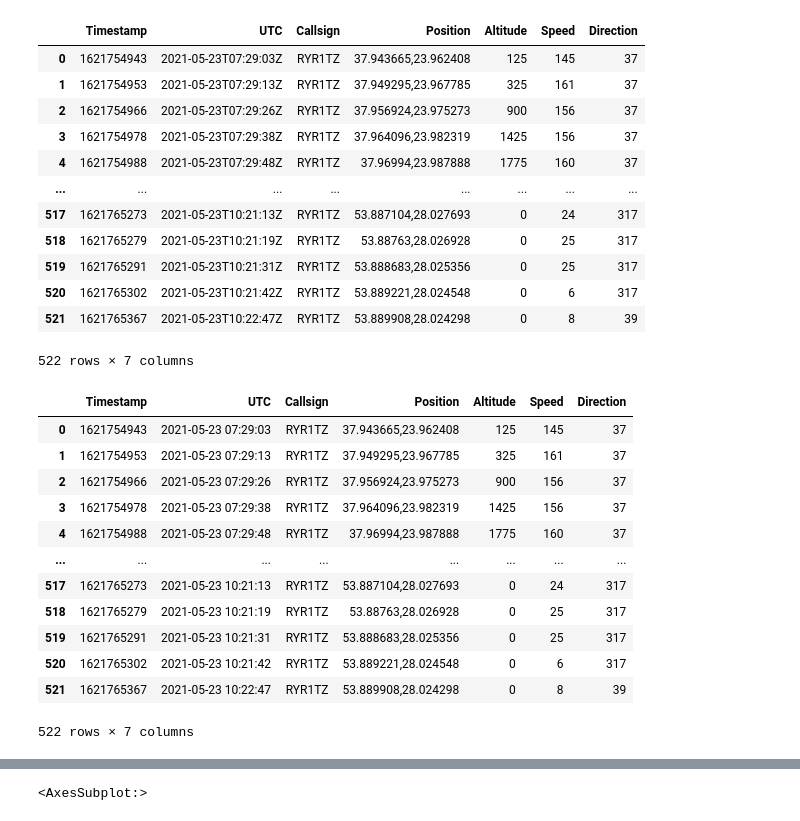
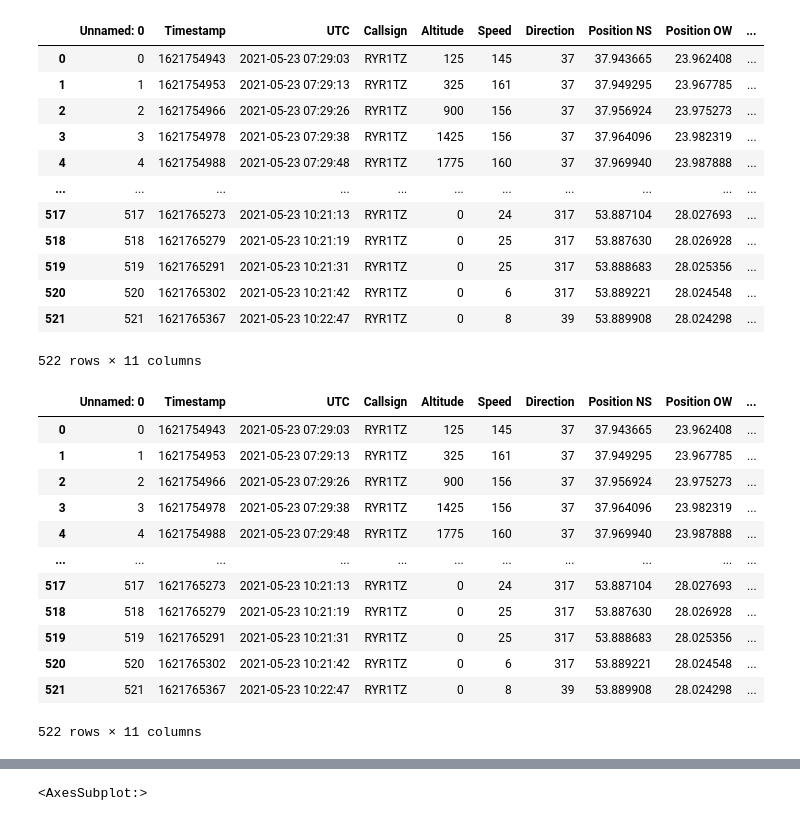
Before and after one commit to timo282/Ryanair_Flight_FR4978, a Jupyter notebook: Posterpräsentation_Jonas.ipynb, the cells around one changed output, grey strips where cells are left out. Drawn from its saved outputs; the diff is of its cells as text; code cells hidden in the pictures.

```diff
--- a/Posterpräsentation_Jonas.ipynb
+++ b/Posterpräsentation_Jonas.ipynb
@@ -6,22 +6,22 @@ import matplotlib.pyplot as plt
 import geopandas as gpd
 # %%
 #Data
-df_belarus = pd.read_csv("Dateien/Flug_Belarus.csv", sep=",")
+df_belarus = pd.read_csv("Flug_umgeleitet.csv", sep=",")
 df_belarus
 # %% [output]
-|  | Timestamp | UTC | Callsign | Position | Altitude | Speed | Direction |
-| 0 | 1621754943 | 2021-05-23T07:29:03Z | RYR1TZ | 37.943665,23.962408 | 125 | 145 | 37 |
-| 1 | 1621754953 | 2021-05-23T07:29:13Z | RYR1TZ | 37.949295,23.967785 | 325 | 161 | 37 |
-| 2 | 1621754966 | 2021-05-23T07:29:26Z | RYR1TZ | 37.956924,23.975273 | 900 | 156 | 37 |
-| 3 | 1621754978 | 2021-05-23T07:29:38Z | RYR1TZ | 37.964096,23.982319 | 1425 | 156 | 37 |
-| 4 | 1621754988 | 2021-05-23T07:29:48Z | RYR1TZ | 37.96994,23.987888 | 1775 | 160 | 37 |
-| ... | ... | ... | ... | ... | ... | ... | ... |
-| 517 | 1621765273 | 2021-05-23T10:21:13Z | RYR1TZ | 53.887104,28.027693 | 0 | 24 | 317 |
-| 518 | 1621765279 | 2021-05-23T10:21:19Z | RYR1TZ | 53.88763,28.026928 | 0 | 25 | 317 |
-| 519 | 1621765291 | 2021-05-23T10:21:31Z | RYR1TZ | 53.888683,28.025356 | 0 | 25 | 317 |
-| 520 | 1621765302 | 2021-05-23T10:21:42Z | RYR1TZ | 53.889221,28.024548 | 0 | 6 | 317 |
-| 521 | 1621765367 | 2021-05-23T10:22:47Z | RYR1TZ | 53.889908,28.024298 | 0 | 8 | 39 |
+|  | Unnamed: 0 | Timestamp | UTC | Callsign | Altitude | Speed | Direction | Position NS | Position OW | ... |
+| 0 | 0 | 1621754943 | 2021-05-23 07:29:03 | RYR1TZ | 125 | 145 | 37 | 37.943665 | 23.962408 | ... |
+| 1 | 1 | 1621754953 | 2021-05-23 07:29:13 | RYR1TZ | 325 | 161 | 37 | 37.949295 | 23.967785 | ... |
+| 2 | 2 | 1621754966 | 2021-05-23 07:29:26 | RYR1TZ | 900 | 156 | 37 | 37.956924 | 23.975273 | ... |
+| 3 | 3 | 1621754978 | 2021-05-23 07:29:38 | RYR1TZ | 1425 | 156 | 37 | 37.964096 | 23.982319 | ... |
+| 4 | 4 | 1621754988 | 2021-05-23 07:29:48 | RYR1TZ | 1775 | 160 | 37 | 37.969940 | 23.987888 | ... |
+| ... | ... | ... | ... | ... | ... | ... | ... | ... | ... | ... |
+| 517 | 517 | 1621765273 | 2021-05-23 10:21:13 | RYR1TZ | 0 | 24 | 317 | 53.887104 | 28.027693 | ... |
+| 518 | 518 | 1621765279 | 2021-05-23 10:21:19 | RYR1TZ | 0 | 25 | 317 | 53.887630 | 28.026928 | ... |
+| 519 | 519 | 1621765291 | 2021-05-23 10:21:31 | RYR1TZ | 0 | 25 | 317 | 53.888683 | 28.025356 | ... |
+| 520 | 520 | 1621765302 | 2021-05-23 10:21:42 | RYR1TZ | 0 | 6 | 317 | 53.889221 | 28.024548 | ... |
+| 521 | 521 | 1621765367 | 2021-05-23 10:22:47 | RYR1TZ | 0 | 8 | 39 | 53.889908 | 28.024298 | ... |
-522 rows × 7 columns
+522 rows × 11 columns
 # %%
 #Anpassung der Zeit auf UTC Standard
 from datetime import datetime
@@ -29,24 +29,24 @@ from datetime import datetime
 l_date =[]
 for i in range(len(df_belarus)):
     date_time_str = df_belarus["UTC"].iloc[i]
-    l_date.append(datetime.strptime(date_time_str, '%Y-%m-%dT%H:%M:%SZ'))
+    l_date.append(datetime.strptime(date_time_str, '%Y-%m-%d %H:%M:%S'))
 
 df_belarus["UTC"]=l_date
 df_belarus
 # %% [output]
-|  | Timestamp | UTC | Callsign | Position | Altitude | Speed | Direction |
-| 0 | 1621754943 | 2021-05-23 07:29:03 | RYR1TZ | 37.943665,23.962408 | 125 | 145 | 37 |
-| 1 | 1621754953 | 2021-05-23 07:29:13 | RYR1TZ | 37.949295,23.967785 | 325 | 161 | 37 |
-| 2 | 1621754966 | 2021-05-23 07:29:26 | RYR1TZ | 37.956924,23.975273 | 900 | 156 | 37 |
-| 3 | 1621754978 | 2021-05-23 07:29:38 | RYR1TZ | 37.964096,23.982319 | 1425 | 156 | 37 |
-| 4 | 1621754988 | 2021-05-23 07:29:48 | RYR1TZ | 37.96994,23.987888 | 1775 | 160 | 37 |
-| ... | ... | ... | ... | ... | ... | ... | ... |
-| 517 | 1621765273 | 2021-05-23 10:21:13 | RYR1TZ | 53.887104,28.027693 | 0 | 24 | 317 |
-| 518 | 1621765279 | 2021-05-23 10:21:19 | RYR1TZ | 53.88763,28.026928 | 0 | 25 | 317 |
-| 519 | 1621765291 | 2021-05-23 10:21:31 | RYR1TZ | 53.888683,28.025356 | 0 | 25 | 317 |
-| 520 | 1621765302 | 2021-05-23 10:21:42 | RYR1TZ | 53.889221,28.024548 | 0 | 6 | 317 |
-| 521 | 1621765367 | 2021-05-23 10:22:47 | RYR1TZ | 53.889908,28.024298 | 0 | 8 | 39 |
+|  | Unnamed: 0 | Timestamp | UTC | Callsign | Altitude | Speed | Direction | Position NS | Position OW | ... |
+| 0 | 0 | 1621754943 | 2021-05-23 07:29:03 | RYR1TZ | 125 | 145 | 37 | 37.943665 | 23.962408 | ... |
+| 1 | 1 | 1621754953 | 2021-05-23 07:29:13 | RYR1TZ | 325 | 161 | 37 | 37.949295 | 23.967785 | ... |
+| 2 | 2 | 1621754966 | 2021-05-23 07:29:26 | RYR1TZ | 900 | 156 | 37 | 37.956924 | 23.975273 | ... |
+| 3 | 3 | 1621754978 | 2021-05-23 07:29:38 | RYR1TZ | 1425 | 156 | 37 | 37.964096 | 23.982319 | ... |
+| 4 | 4 | 1621754988 | 2021-05-23 07:29:48 | RYR1TZ | 1775 | 160 | 37 | 37.969940 | 23.987888 | ... |
+| ... | ... | ... | ... | ... | ... | ... | ... | ... | ... | ... |
+| 517 | 517 | 1621765273 | 2021-05-23 10:21:13 | RYR1TZ | 0 | 24 | 317 | 53.887104 | 28.027693 | ... |
+| 518 | 518 | 1621765279 | 2021-05-23 10:21:19 | RYR1TZ | 0 | 25 | 317 | 53.887630 | 28.026928 | ... |
+| 519 | 519 | 1621765291 | 2021-05-23 10:21:31 | RYR1TZ | 0 | 25 | 317 | 53.888683 | 28.025356 | ... |
+| 520 | 520 | 1621765302 | 2021-05-23 10:21:42 | RYR1TZ | 0 | 6 | 317 | 53.889221 | 28.024548 | ... |
+| 521 | 521 | 1621765367 | 2021-05-23 10:22:47 | RYR1TZ | 0 | 8 | 39 | 53.889908 | 28.024298 | ... |
-522 rows × 7 columns
+522 rows × 11 columns
 # %%
 df_belarus.hist()
 # %% [output]
```
Also changed, not shown: parts of 4 cells of this notebook.
